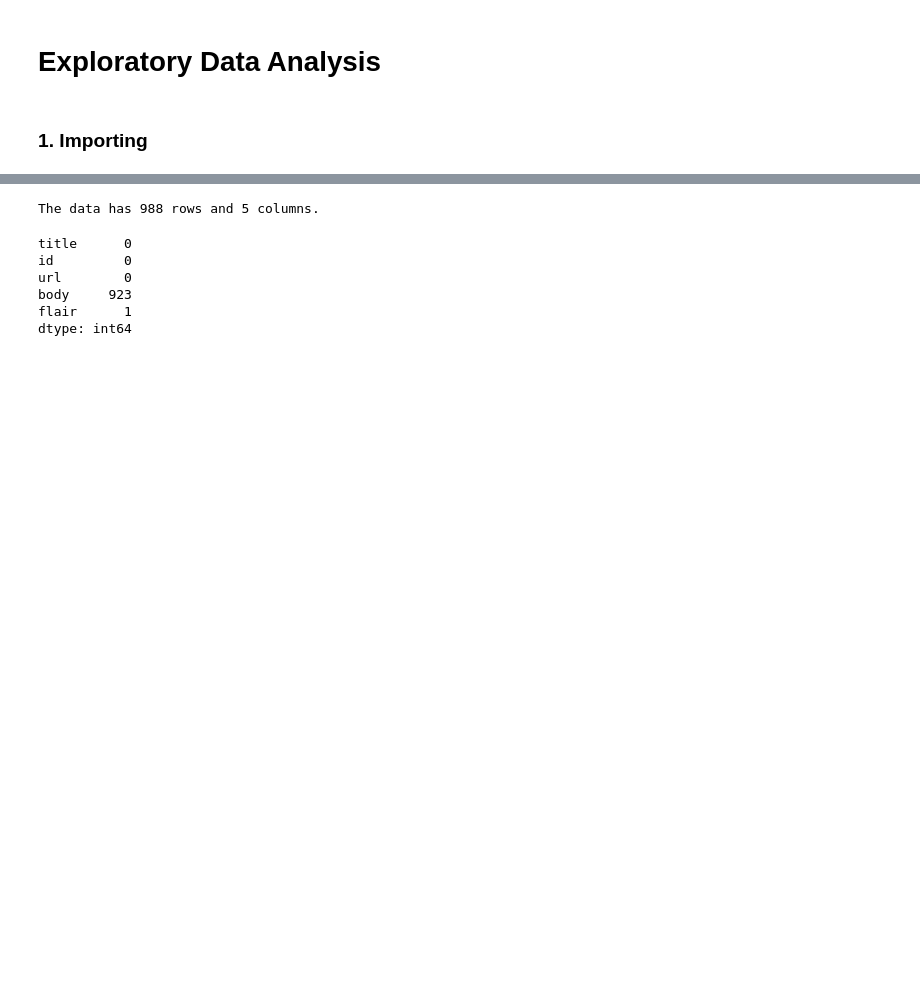
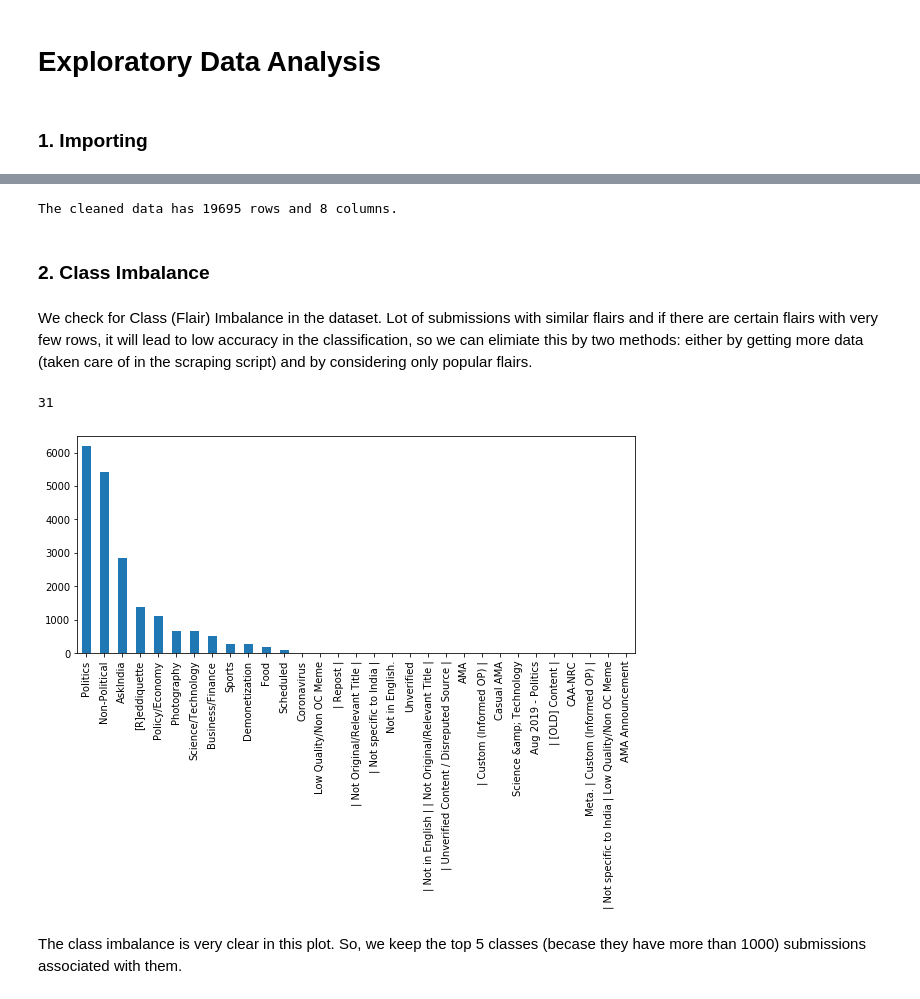
Before and after one commit to skhiearth/Reddit-Flair-Detection, a Jupyter notebook: Notebooks/EDA.ipynb, the cells around one changed output, grey strips where cells are left out. Cells and saved outputs as stored; diff of their text form; code cells hidden in the pictures; blank space fills up the shorter version.

```diff
--- a/Notebooks/EDA.ipynb
+++ b/Notebooks/EDA.ipynb
@@ -29,0 +16,12 @@ rawData.head()
+# %%
+rawData = pd.read_csv("/Users/skhiearth/Desktop/Reddit-Flair-Detection/RedditData/Data/Reddit.csv")
+
+rawData = rawData[rawData['Flair'].notna()] # Dropping all submissions that don't have a tagged flair
+rawData["Body"].fillna("", inplace = True)
+rawData["Title"].fillna("", inplace = True)
+
+rawData["text"] = rawData["Title"] + " " + rawData["Body"]
+
+rawData.drop(['Post ID', 'Author', 'Permalink'], axis = 1, inplace=True)
+rawData.rename(columns = {'Flair':'flair'}, inplace = True)
+rawData.head(3)
@@ -30,13 +33,29 @@ rawData.head()
 # %%
-print("The data has {} rows and {} columns.".format(rawData.shape[0], rawData.shape[1]))
+print("The cleaned data has {} rows and {} columns.".format(rawData.shape[0], rawData.shape[1]))
 # %% [output]
-The data has 988 rows and 5 columns.
+The cleaned data has 19695 rows and 8 columns.
-# %%
-rawData.isnull().sum()
-# %% [output]
-title      0
-id         0
-url        0
-body     923
-flair      1
-dtype: int64
+# %% [markdown]
+### 2. Class Imbalance
+# %% [markdown]
+We check for Class (Flair) Imbalance in the dataset. Lot of submissions with similar flairs and if there are certain flairs with very few rows, it will lead to low accuracy in the classification, so we can elimiate this by two methods: either by getting more data (taken care of in the scraping script) and by considering only popular flairs.
+# %%
+# Get list of all Flair values in the dataframe
+
+flairs = []
+
+column_values = rawData['flair'].values
+unique_values =  np.unique(column_values)
+
+for _flair in unique_values:
+    flairs.append(_flair)
+
+len(flairs)
+# %% [output]
+31
+# %%
+plt.figure(figsize=(10,4))
+rawData.flair.value_counts().plot(kind='bar');
+# %% [output]
+[figure, added]
+# %% [markdown]
+The class imbalance is very clear in this plot. So, we keep the top 5 classes (becase they have more than 1000) submissions associated with them.
```
Also changed, not shown: parts of 6 cells of this notebook, 3 other files.
